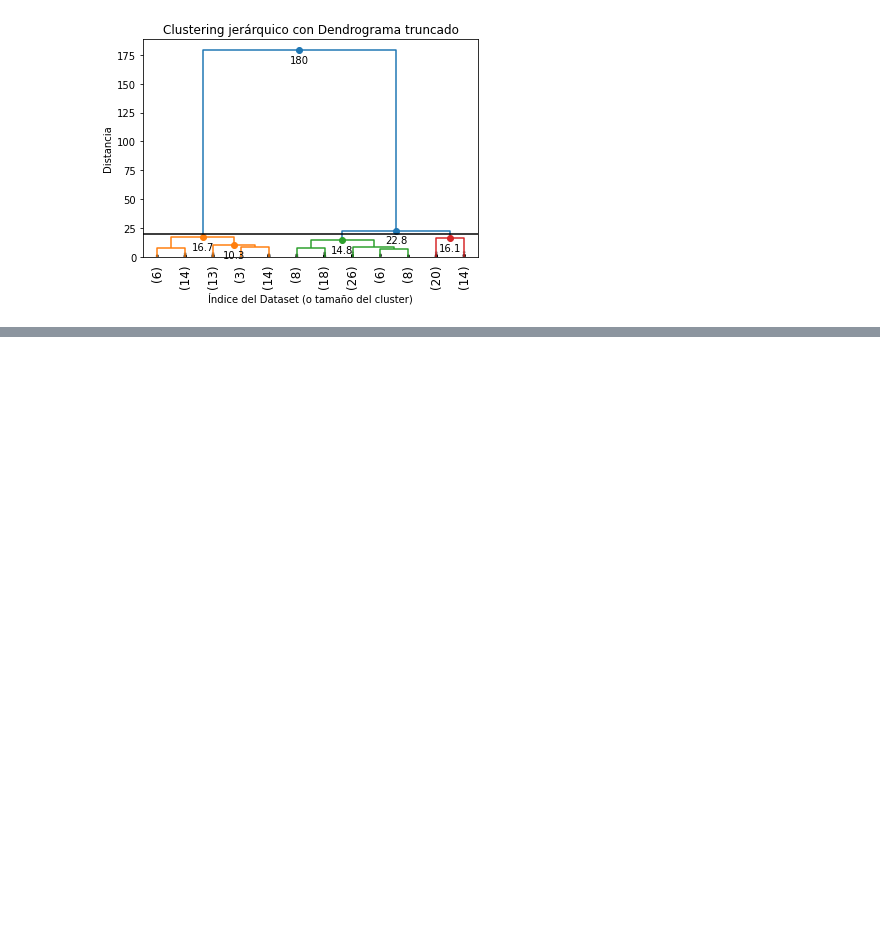
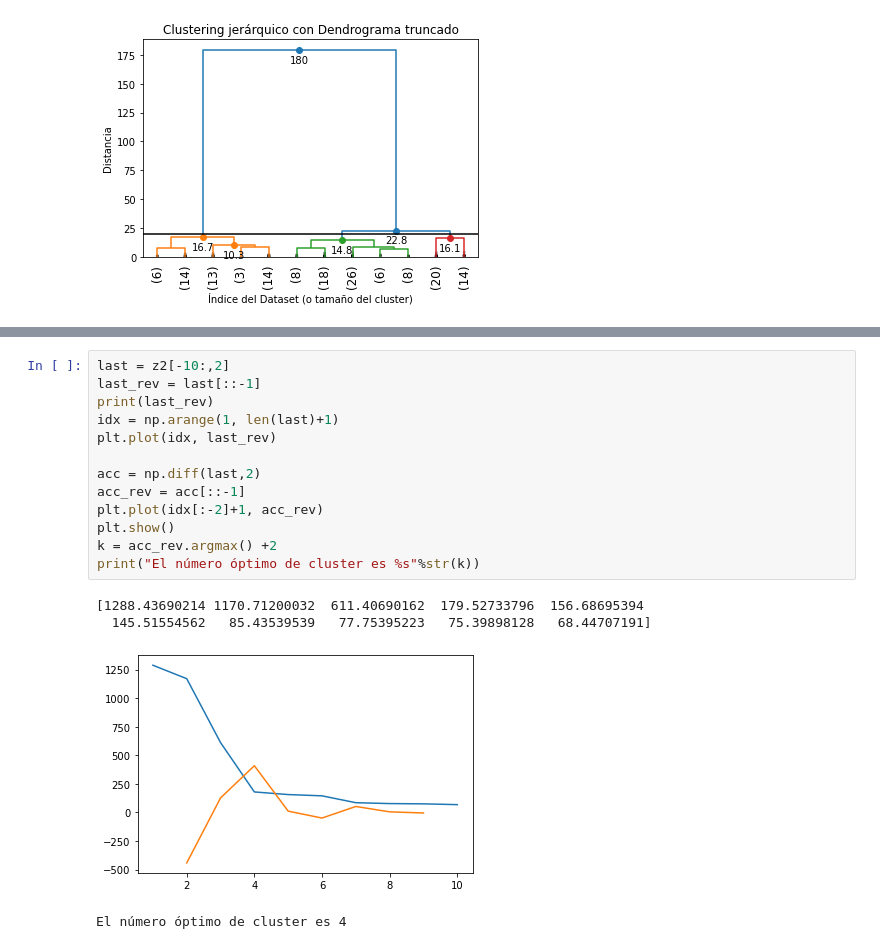
Before and after one commit to JhonFiUNFV/Data_Science_JF, a Jupyter notebook: python-ml/me/S2.5-Clustering Jerárquico.ipynb, the cells around one changed output, grey strips where cells are left out. Cells and saved outputs as stored; diff of their text form; blank space fills up the shorter version.

```diff
--- a/python-ml/me/S2.5-Clustering Jerárquico.ipynb
+++ b/python-ml/me/S2.5-Clustering Jerárquico.ipynb
@@ -151,0 +219,18 @@ plt.show()
+# %%
+last = z2[-10:,2]
+last_rev = last[::-1]
+print(last_rev)
+idx = np.arange(1, len(last)+1)
+plt.plot(idx, last_rev)
+
+acc = np.diff(last,2)
+acc_rev = acc[::-1]
+plt.plot(idx[:-2]+1, acc_rev)
+plt.show()
+k = acc_rev.argmax() +2
+print("El número óptimo de cluster es %s"%str(k))
+# %% [output]
+[1288.43690214 1170.71200032  611.40690162  179.52733796  156.68695394
+  145.51554562   85.43539539   77.75395223   75.39898128   68.44707191]
+[figure, added]
+El número óptimo de cluster es 4
```
Also changed, not shown: parts of 16 cells of this notebook.
